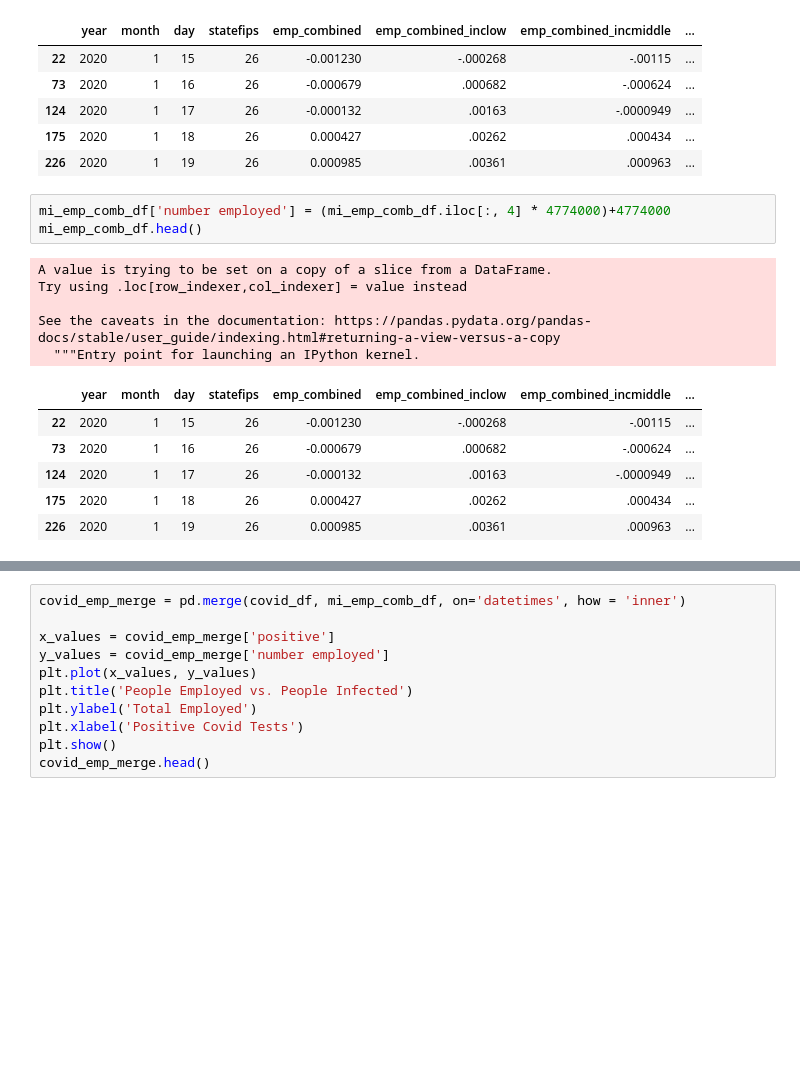
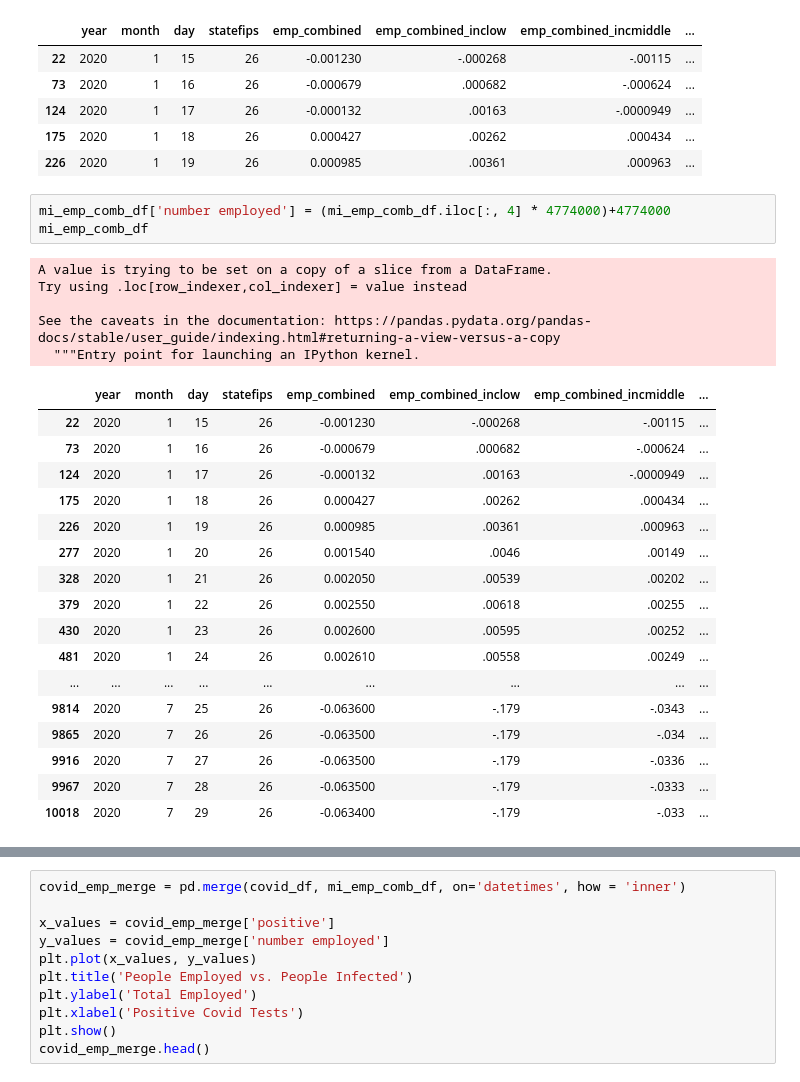
Before and after one commit to KevinKillman/Michigans_Economy_and_Covid, a Jupyter notebook: Kevin/project_1_code.ipynb, the cells around one changed output, grey strips where cells are left out. Saved outputs shown, nothing was run; the diff lists cells and outputs as text; blank space fills up the shorter version.

```diff
--- a/Kevin/project_1_code.ipynb
+++ b/Kevin/project_1_code.ipynb
@@ -62,18 +63,29 @@ mi_emp_comb_df.head()
 | 226 | 2020 | 1 | 19 | 26 | 0.000985 | .00361 | .000963 | ... |
 # %%
 mi_emp_comb_df['number employed'] = (mi_emp_comb_df.iloc[:, 4] * 4774000)+4774000
-mi_emp_comb_df.head()
+mi_emp_comb_df
 # %% [output]
 A value is trying to be set on a copy of a slice from a DataFrame.
 Try using .loc[row_indexer,col_indexer] = value instead
 
 See the caveats in the documentation: https://pandas.pydata.org/pandas-docs/stable/user_guide/indexing.html#returning-a-view-versus-a-copy
   """Entry point for launching an IPython kernel.
 |  | year | month | day | statefips | emp_combined | emp_combined_inclow | emp_combined_incmiddle | ... |
 | 22 | 2020 | 1 | 15 | 26 | -0.001230 | -.000268 | -.00115 | ... |
 | 73 | 2020 | 1 | 16 | 26 | -0.000679 | .000682 | -.000624 | ... |
 | 124 | 2020 | 1 | 17 | 26 | -0.000132 | .00163 | -.0000949 | ... |
 | 175 | 2020 | 1 | 18 | 26 | 0.000427 | .00262 | .000434 | ... |
 | 226 | 2020 | 1 | 19 | 26 | 0.000985 | .00361 | .000963 | ... |
+| 277 | 2020 | 1 | 20 | 26 | 0.001540 | .0046 | .00149 | ... |
+| 328 | 2020 | 1 | 21 | 26 | 0.002050 | .00539 | .00202 | ... |
+| 379 | 2020 | 1 | 22 | 26 | 0.002550 | .00618 | .00255 | ... |
+| 430 | 2020 | 1 | 23 | 26 | 0.002600 | .00595 | .00252 | ... |
+| 481 | 2020 | 1 | 24 | 26 | 0.002610 | .00558 | .00249 | ... |
+| ... | ... | ... | ... | ... | ... | ... | ... | ... |
+| 9814 | 2020 | 7 | 25 | 26 | -0.063600 | -.179 | -.0343 | ... |
+| 9865 | 2020 | 7 | 26 | 26 | -0.063500 | -.179 | -.034 | ... |
+| 9916 | 2020 | 7 | 27 | 26 | -0.063500 | -.179 | -.0336 | ... |
+| 9967 | 2020 | 7 | 28 | 26 | -0.063500 | -.179 | -.0333 | ... |
+| 10018 | 2020 | 7 | 29 | 26 | -0.063400 | -.179 | -.033 | ... |
 # %%
 # Change in employment as percent
```
Also changed, not shown: parts of 12 cells of this notebook.
